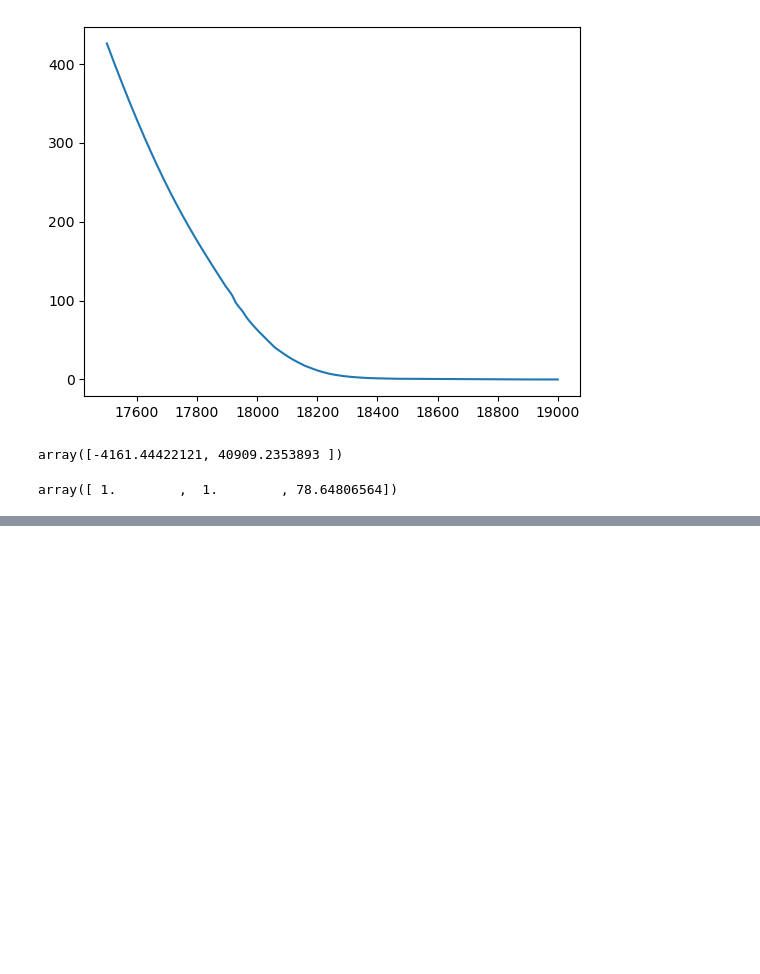
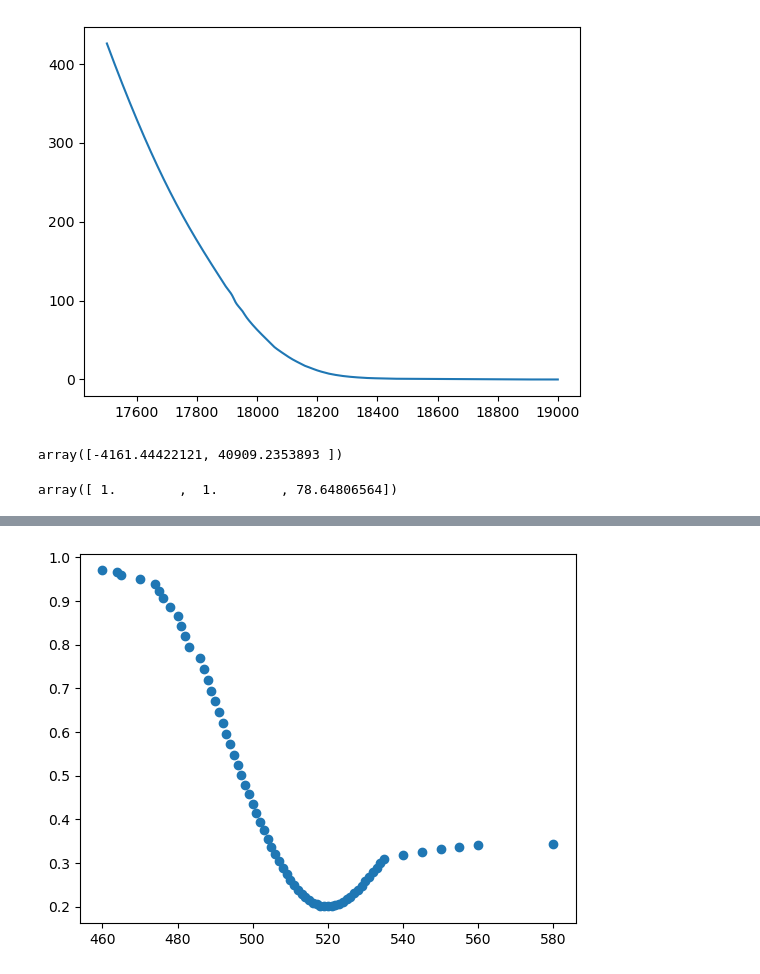
Before and after one commit to ijamil1/kalshi_mm, a Jupyter notebook: options_implied_pdf.ipynb, the cells around one changed output, grey strips where cells are left out. Cells and saved outputs as stored; diff of their text form; code cells hidden in the pictures; blank space fills up the shorter version.

```diff
--- a/options_implied_pdf.ipynb
+++ b/options_implied_pdf.ipynb
@@ -337,0 +364,8 @@ array([ 1.        ,  1.        , 78.64806564])
+# %%
+from scipy.ndimage import gaussian_filter1d
+
+y = gaussian_filter1d(spy_calls['est_iv'], 8)
+plt.scatter(spy_calls['strike'], y)
+plt.show()
+# %% [output]
+[figure, added]
```
Also changed, not shown: parts of 45 cells of this notebook.
